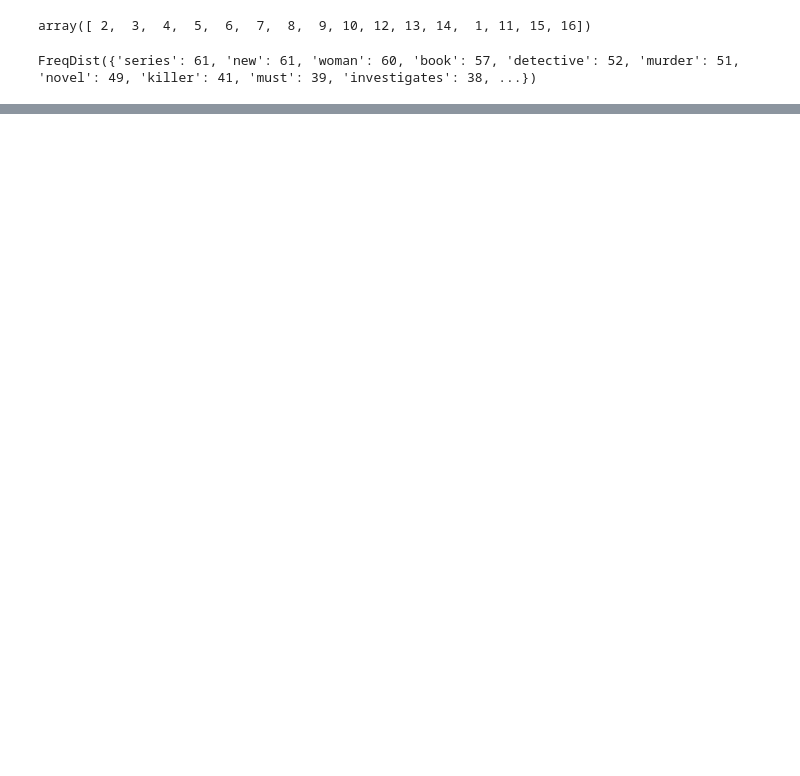
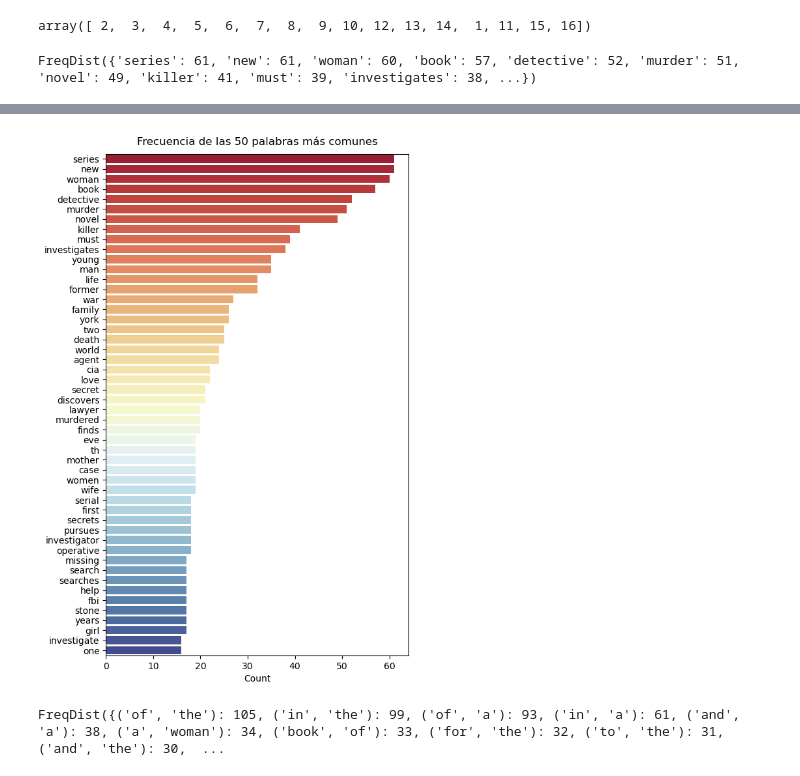
Before and after one commit to christiane-millan/Text-Analysis4RE, a Jupyter notebook: L002-Processing-understanding/code/L002-8_nltk_viz.ipynb, the cells around one changed output, grey strips where cells are left out. Saved outputs shown, nothing was run; the diff lists cells and outputs as text; code cells hidden in the pictures; blank space fills up the shorter version.

```diff
--- a/L002-Processing-understanding/code/L002-8_nltk_viz.ipynb
+++ b/L002-Processing-understanding/code/L002-8_nltk_viz.ipynb
@@ -65,0 +65,20 @@ TypeError: barplot() takes from 0 to 1 positional arguments but 2 positional arg
+# %%
+most_common_50 = np.array(list(map(lambda x: list(x), freq_dist.most_common(50))))
+
+fig = plt.figure(figsize=(6, 10))
+ax = fig.add_subplot()
+
+sns.barplot(x=most_common_50[:, 1].astype(int), y=most_common_50[:, 0], ax=ax, palette='RdYlBu', orient='h');
+ax.set_title('Frecuencia de las 50 palabras más comunes', pad=10)
+ax.set_xlabel('Count');
+# %% [output]
+[figure, added]
+# %%
+# También podemos visualizar la frecuencia de los bigramas más comunes
+
+text = nltk.Text(all_words)
+freq_dist_bigrams = nltk.FreqDist(list(nltk.bigrams(text)))
+
+freq_dist_bigrams
+# %% [output]
+FreqDist({('of', 'the'): 105, ('in', 'the'): 99, ('of', 'a'): 93, ('in', 'a'): 61, ('and', 'a'): 38, ('a', 'woman'): 34, ('book', 'of'): 33, ('for', 'the'): 32, ('to', 'the'): 31, ('and', 'the'): 30,  ...
```
Also changed, not shown: parts of 16 cells of this notebook, 4 other files.
